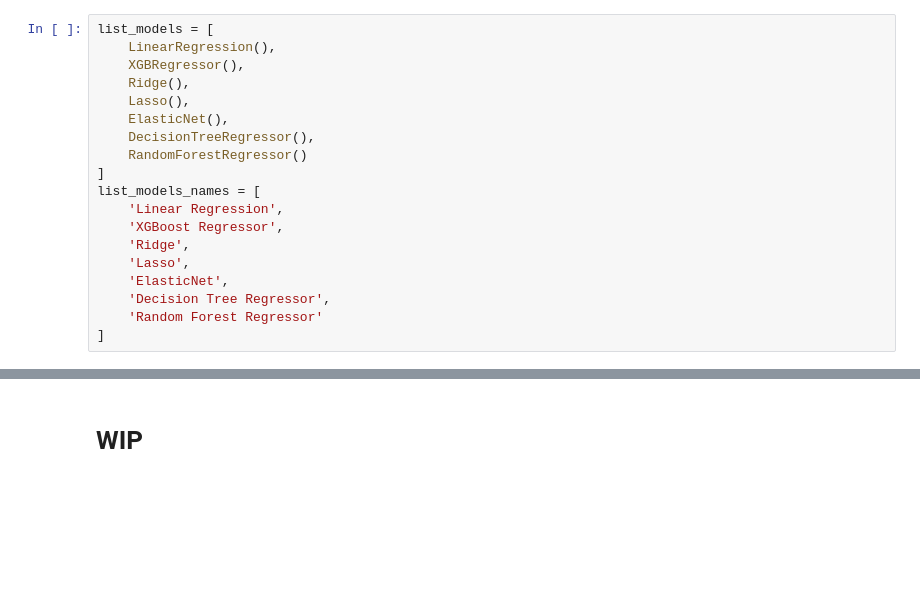
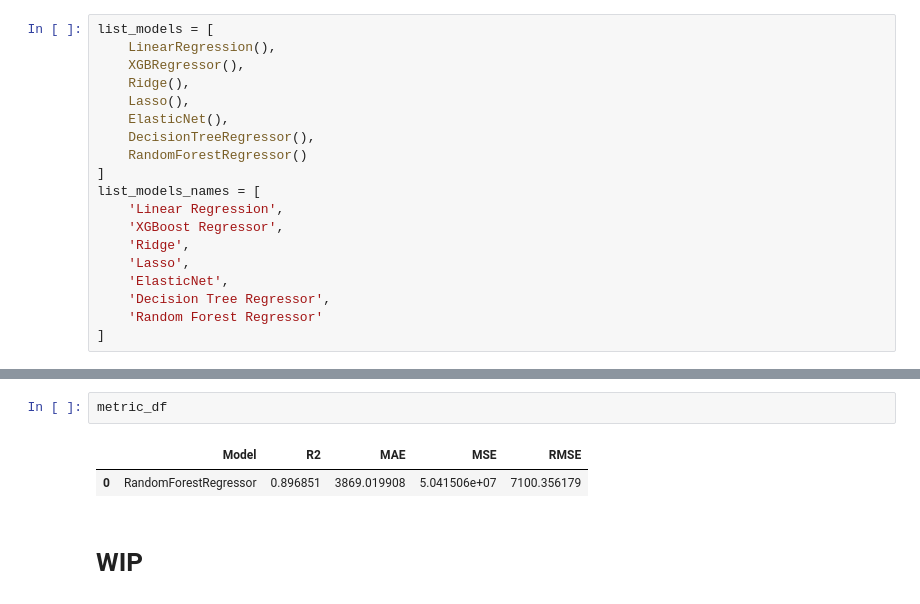
Before and after one commit to YuriCatramby/ds-reg-sales-forecast, a Jupyter notebook: ds-reg-sales-forecasting.ipynb, the cells around one changed output, grey strips where cells are left out. Drawn from its saved outputs; the diff is of its cells as text; blank space fills up the shorter version.

```diff
--- a/ds-reg-sales-forecasting.ipynb
+++ b/ds-reg-sales-forecasting.ipynb
@@ -726,2 +828,7 @@ Random Forest explained 91% of the variance in the data. So we can continue with
+# %%
+metric_df
+# %% [output]
+|  | Model | R2 | MAE | MSE | RMSE |
+| 0 | RandomForestRegressor | 0.896851 | 3869.019908 | 5.041506e+07 | 7100.356179 |
 # %% [markdown]
 # WIP
```
Also changed, not shown: parts of 11 cells of this notebook.
